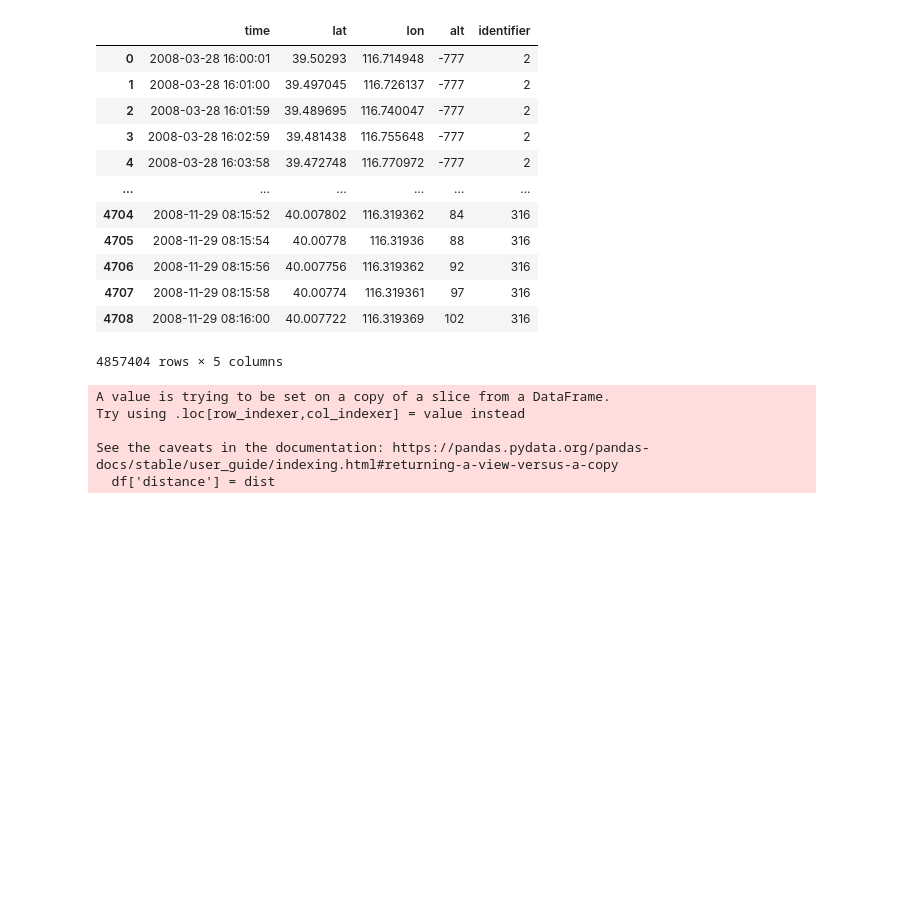
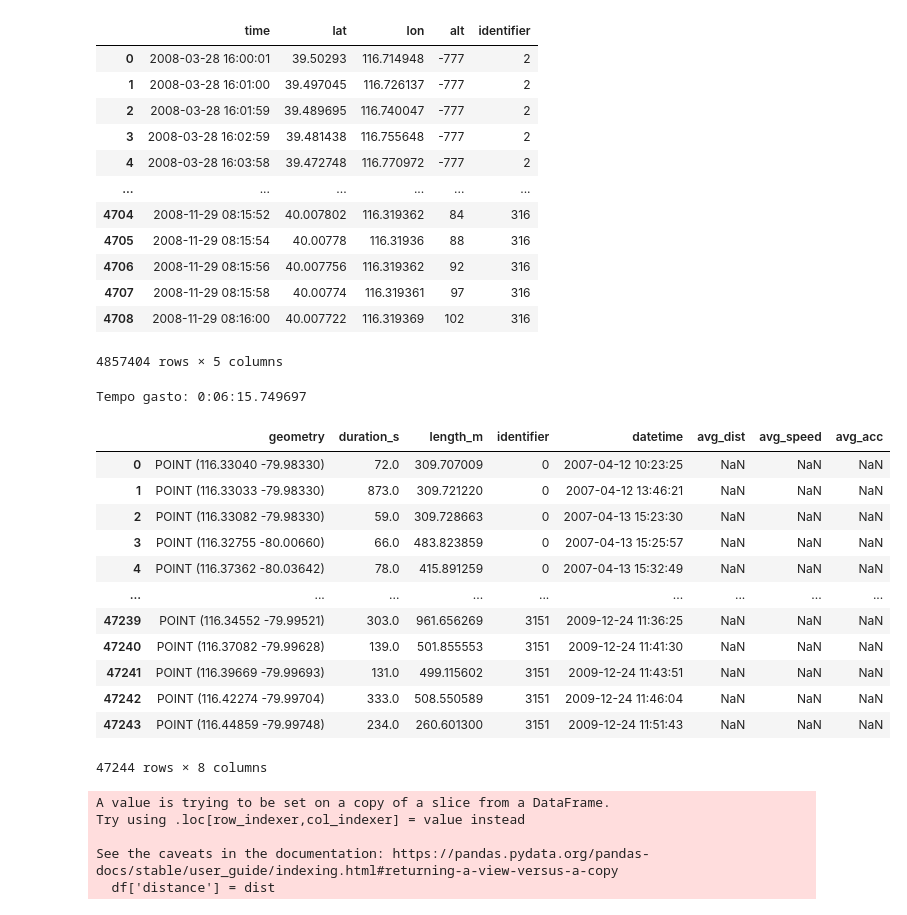
Before and after one commit to gifilipakis/research_Geolife, a Jupyter notebook: combination_of_features.ipynb, the cells around one changed output. Cells and saved outputs as stored; diff of their text form; code cells hidden in the pictures; blank space fills up the shorter version.

```diff
--- a/combination_of_features.ipynb
+++ b/combination_of_features.ipynb
@@ -185,4 +188,4 @@ stops
-# %%
-# to know if the label appears for each stop point
-for stoptrack in stops.trajectories:
-    print(stoptrack)
+# %%
+# to know if the label appears for each stop point
+for stoptrack in stops.trajectories[:5]:
+    print(stoptrack.id)
@@ -303,3 +271,71 @@ stops_start_features
+# %%
+def get_features(stops_start_features):
+    ids = [int(i) for i in stops_start_features['identifier'].unique()]
+    for i in ids:
+        single_trajectory_df = gps_points_df[gps_points_df['identifier']==i]
+        dist = [0]
+        lat = single_trajectory_df['lat'].values
+        lon = single_trajectory_df['lon'].values
+        for p in range(1,len(lat)):
+            coords_1 = (lat[p-1],lon[p-1])
+            coords_2 = (lat[p],lon[p])
+            dist.append(hs.haversine(coords_1,coords_2,unit=Unit.METERS))
+
+        timestamps = single_trajectory_df['time'].values
+        delta_time = [0]
+        for p in range(1,len(lat)):
+            start = timestamps[p-1]
+            end = timestamps[p]
+            delta_time.append(pd.Timedelta((end - start)).total_seconds())
+
+        speed = [0]
+        for p in range(1,len(lat)):
+            if delta_time[p] > 0:
+                speed.append(dist[p]/delta_time[p])
+            else:
+                speed.append(0)
+
+        acc = [0]
+        for p in range(1,len(lat)):
+            if delta_time[p] > 0:
+                acc.append(speed[p]/delta_time[p])
+            else:
+                acc.append(0)
+
+        avg_dist = np.mean(dist)
+        avg_speed = np.mean(speed)
+        avg_acc = np.mean(acc)
+
+        stops_start_features.loc[stops_start_features['identifier']==i,['avg_dist']] = avg_dist
+        stops_start_features.loc[stops_start_features['identifier']==i,['avg_speed']] = avg_speed
+        stops_start_features.loc[stops_start_features['identifier']==i,['avg_acc']] = avg_acc
+
+    return stops_start_features
+
+start = datetime.now()
+
+stops_start_features = stops_start.copy()
+get_features(stops_start_features)
+
+end = datetime.now()
+print('Tempo gasto:',end-start)
+
+stops_start_features
+# %% [output]
+Tempo gasto: 0:06:15.749697
+|  | geometry | duration_s | length_m | identifier | datetime | avg_dist | avg_speed | avg_acc |
+| 0 | POINT (116.33040 -79.98330) | 72.0 | 309.707009 | 0 | 2007-04-12 10:23:25 | NaN | NaN | NaN |
+| 1 | POINT (116.33033 -79.98330) | 873.0 | 309.721220 | 0 | 2007-04-12 13:46:21 | NaN | NaN | NaN |
+| 2 | POINT (116.33082 -79.98330) | 59.0 | 309.728663 | 0 | 2007-04-13 15:23:30 | NaN | NaN | NaN |
+| 3 | POINT (116.32755 -80.00660) | 66.0 | 483.823859 | 0 | 2007-04-13 15:25:57 | NaN | NaN | NaN |
+| 4 | POINT (116.37362 -80.03642) | 78.0 | 415.891259 | 0 | 2007-04-13 15:32:49 | NaN | NaN | NaN |
+| ... | ... | ... | ... | ... | ... | ... | ... | ... |
+| 47239 | POINT (116.34552 -79.99521) | 303.0 | 961.656269 | 3151 | 2009-12-24 11:36:25 | NaN | NaN | NaN |
+| 47240 | POINT (116.37082 -79.99628) | 139.0 | 501.855553 | 3151 | 2009-12-24 11:41:30 | NaN | NaN | NaN |
+| 47241 | POINT (116.39669 -79.99693) | 131.0 | 499.115602 | 3151 | 2009-12-24 11:43:51 | NaN | NaN | NaN |
+| 47242 | POINT (116.42274 -79.99704) | 333.0 | 508.550589 | 3151 | 2009-12-24 11:46:04 | NaN | NaN | NaN |
+| 47243 | POINT (116.44859 -79.99748) | 234.0 | 260.601300 | 3151 | 2009-12-24 11:51:43 | NaN | NaN | NaN |
+47244 rows × 8 columns
 # %%
 # def get_features(df):
 #     identifiers = df['identifier'].values
```
Also changed, not shown: parts of 5 cells of this notebook.
